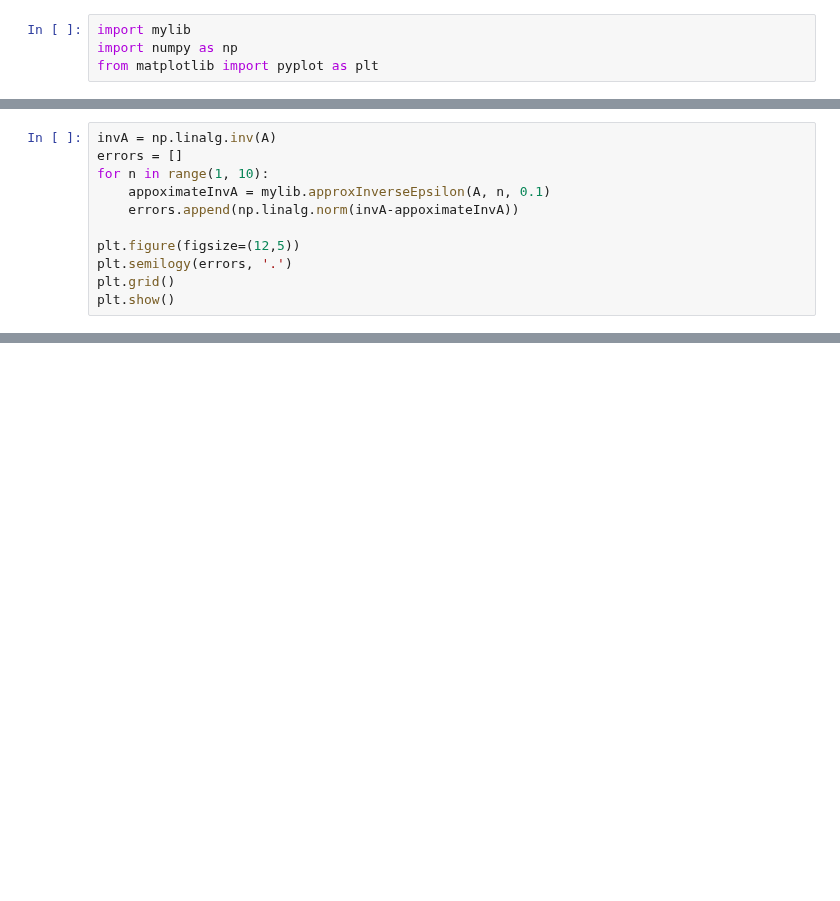
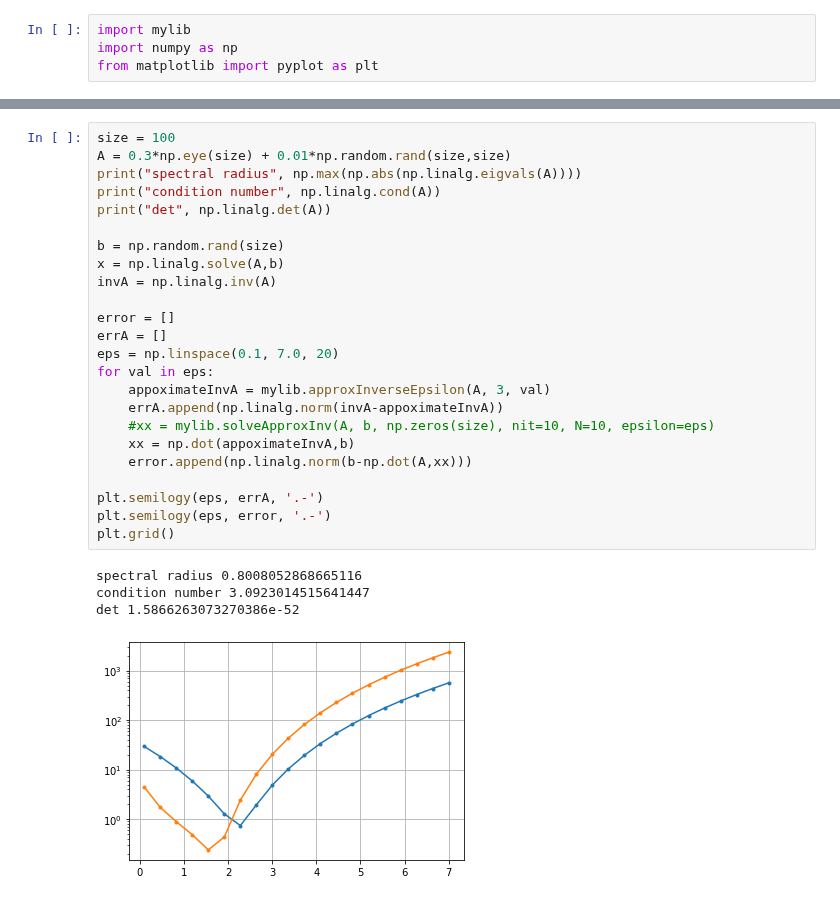
Before and after one commit to multiform-UoN/splittingschemes, a Jupyter notebook: python/test_inverse.ipynb, the cells around one changed output, grey strips where cells are left out. Drawn from its saved outputs; the diff is of its cells as text; blank space fills up the shorter version.

```diff
--- a/python/test_inverse.ipynb
+++ b/python/test_inverse.ipynb
@@ -10,11 +4,0 @@ print("determinant", np.linalg.det(A))
-# %%
-invA = np.linalg.inv(A)
-errors = []
-for n in range(1, 10):
-    appoximateInvA = mylib.approxInverseEpsilon(A, n, 0.1)
-    errors.append(np.linalg.norm(invA-appoximateInvA))
-
-plt.figure(figsize=(12,5))
-plt.semilogy(errors, '.')
-plt.grid()
-plt.show()
@@ -22,0 +13,29 @@ plt.show()
+# %%
+size = 100
+A = 0.3*np.eye(size) + 0.01*np.random.rand(size,size)
+print("spectral radius", np.max(np.abs(np.linalg.eigvals(A))))
+print("condition number", np.linalg.cond(A))
+print("det", np.linalg.det(A))
+
+b = np.random.rand(size)
+x = np.linalg.solve(A,b)
+invA = np.linalg.inv(A)
+
+error = []
+errA = []
+eps = np.linspace(0.1, 7.0, 20)
+for val in eps:
+    appoximateInvA = mylib.approxInverseEpsilon(A, 3, val)
+    errA.append(np.linalg.norm(invA-appoximateInvA))
+    #xx = mylib.solveApproxInv(A, b, np.zeros(size), nit=10, N=10, epsilon=eps)
+    xx = np.dot(appoximateInvA,b)
+    error.append(np.linalg.norm(b-np.dot(A,xx)))
+
+plt.semilogy(eps, errA, '.-')
+plt.semilogy(eps, error, '.-')
+plt.grid()
+# %% [output]
+spectral radius 0.8008052868665116
+condition number 3.0923014515641447
+det 1.5866263073270386e-52
+[figure, added]
```
Also changed, not shown: parts of 3 cells of this notebook, 9 other files.
